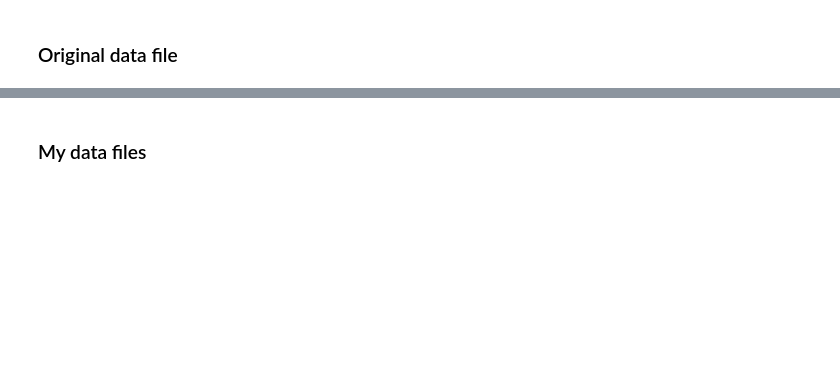
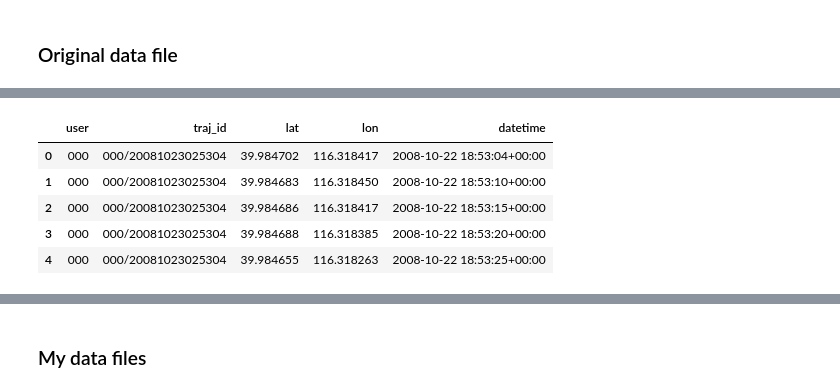
Before and after one commit to yezhan14promax/P2PSTA, a Jupyter notebook: implementation/py/verify_query_intervals.ipynb, the cells around one changed output, grey strips where cells are left out. Cells and saved outputs as stored; diff of their text form; code cells hidden in the pictures; blank space fills up the shorter version.

```diff
--- a/implementation/py/verify_query_intervals.ipynb
+++ b/implementation/py/verify_query_intervals.ipynb
@@ -54,3 +54,12 @@ print(f'中心点        : {(lat_min+lat_max)/2:.6f}, {(lon_min+lon_max)/2:.6f}'
+# %%
+df.head()
+# %% [output]
+|  | user | traj_id | lat | lon | datetime |
+| 0 | 000 | 000/20081023025304 | 39.984702 | 116.318417 | 2008-10-22 18:53:04+00:00 |
+| 1 | 000 | 000/20081023025304 | 39.984683 | 116.318450 | 2008-10-22 18:53:10+00:00 |
+| 2 | 000 | 000/20081023025304 | 39.984686 | 116.318417 | 2008-10-22 18:53:15+00:00 |
+| 3 | 000 | 000/20081023025304 | 39.984688 | 116.318385 | 2008-10-22 18:53:20+00:00 |
+| 4 | 000 | 000/20081023025304 | 39.984655 | 116.318263 | 2008-10-22 18:53:25+00:00 |
 # %%
 def summarize(df, queries):
     """返回 dict：{query_name: {rows, users, trajs, first, last}}"""
```
Also changed, not shown: parts of 8 cells of this notebook, 10 other files.
